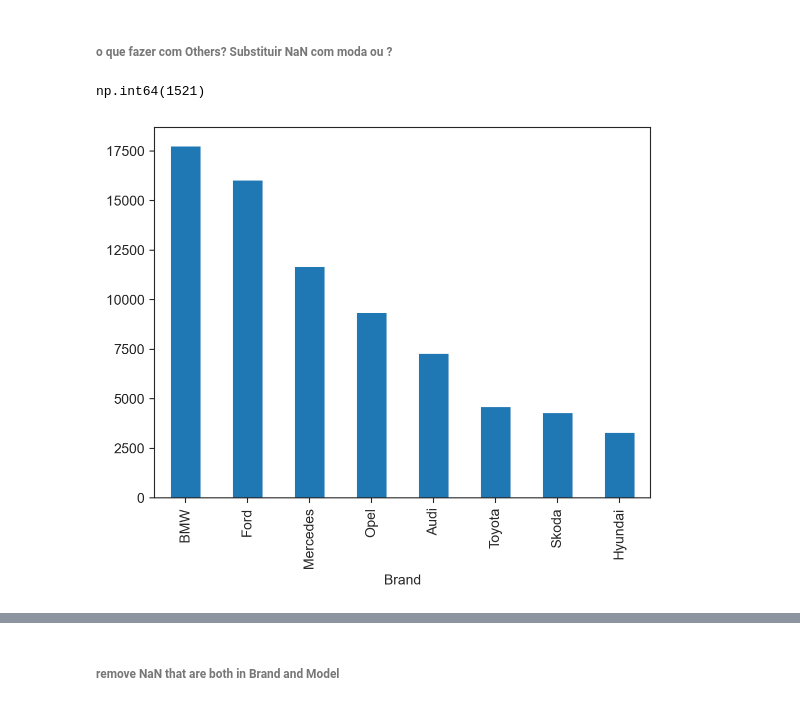
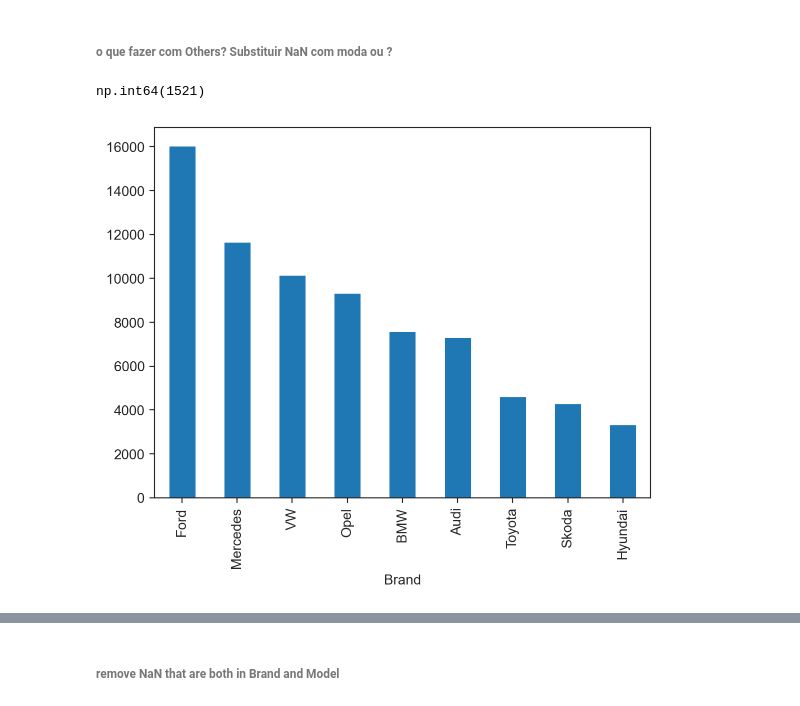
Before and after one commit to Filipesteves974/Machine-Learning-project, a Jupyter notebook: updatedvicky.ipynb, the cells around one changed output, grey strips where cells are left out. Cells and saved outputs as stored; diff of their text form; code cells hidden in the pictures.

```diff
--- a/updatedvicky.ipynb
+++ b/updatedvicky.ipynb
@@ -135,28 +220,29 @@ Name: count, dtype: int64
 # %%
 #Typos in the brand need to be fixed
 X_train["Brand"].unique()
 
-bmw_types=["w","MW","bmw","BM","W","vw","v","VW","mw","V"]
+bmw_types=["w","MW","bmw","BM","W","mw"]
 toyota_types=["Toyot","TOYOTA","toyota","OYOTA","TOYOT","toyot","oyota"]
 
 X_train["Brand"]=X_train["Brand"].apply(lambda i: "BMW" if i in bmw_types else i)
 X_train["Brand"]=X_train["Brand"].apply(lambda i: "Toyota" if i in toyota_types else i)
 X_train["Brand"]=X_train["Brand"].apply(lambda i: "Skoda" if i in ["KOD","koda","SKOD","KODA","skod","SKODA","Skod","skoda","kod"] else i)
 X_train["Brand"]=X_train["Brand"].apply(lambda i: "Audi" if i in ["UD","AUDI","audi","Aud","UDI","AUD","udi","aud","ud"] else i)
 X_train["Brand"]=X_train["Brand"].apply(lambda i: "Ford" if i in ["OR","ord","ford","for","ORD"] else i)
 X_train["Brand"]=X_train["Brand"].apply(lambda i: "Mercedes" if i in ["Mercede","MERCEDES","ercedes","MERCEDE","ercede","ERCEDES","mercede","mercedes"] else i)
 X_train["Brand"]=X_train["Brand"].apply(lambda i: "Opel" if i in ["Ope","OPE","ope","opel","pel","pe","OPEL","PEL"] else i)
 X_train["Brand"]=X_train["Brand"].apply(lambda i: "Ford" if i in ["FOR","For","or","FORD"] else i)
 X_train["Brand"]=X_train["Brand"].apply(lambda i: "Hyundai" if i in ['yundai', 'Hyunda', 'hyundai','HYUNDAI', 'yunda', 'HYUNDA', 'hyunda'] else i)
+X_train["Brand"]=X_train["Brand"].apply(lambda i: "VW" if i in ['v','V','vw'] else i)
 
 X_train["Brand"].unique()
 X_train.loc[X_train["Brand"].isin(["nan","Other"]), "Brand"] = np.nan
 X_train["Brand"].value_counts().plot(kind="bar")
 
 X_train["Brand"].isna().sum()
 # %% [output]
 np.int64(1521)
-[figure, old version]
+[figure, new version]
 # %%
 #typos in brand type
 
```
Also changed, not shown: parts of 21 cells of this notebook.
